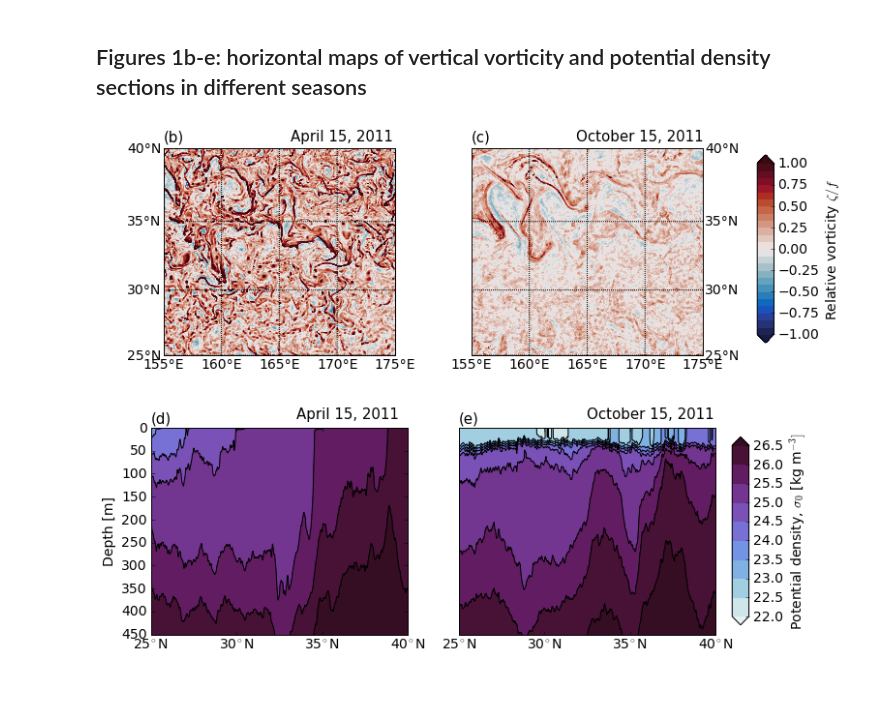
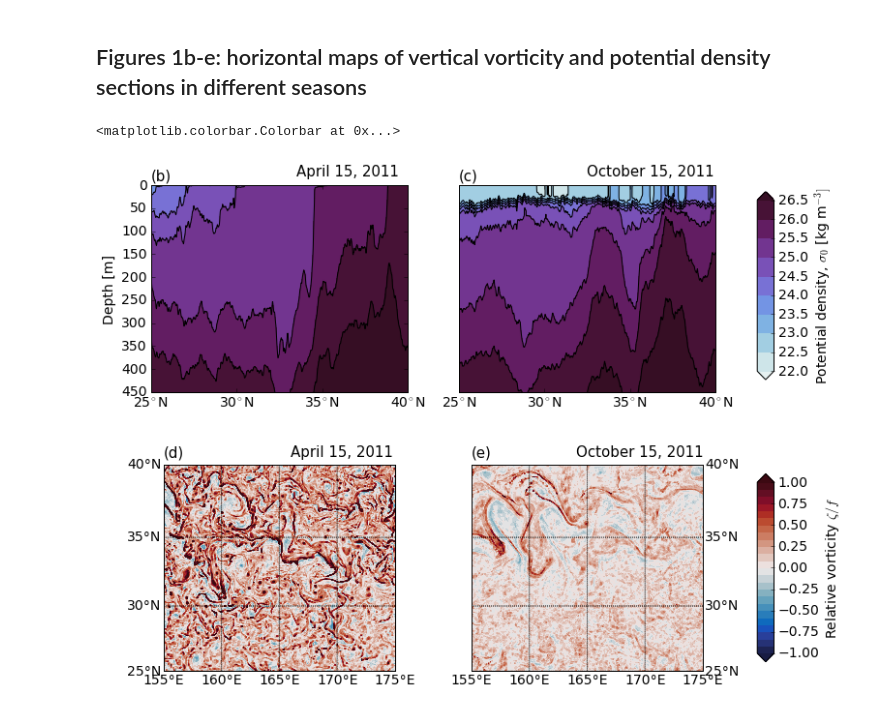
Before and after one commit to cesar-rocha/UpperOceanSeasonality, a Jupyter notebook: notebooks/Figure1.ipynb, the cells around one changed output. Cells and saved outputs as stored; diff of their text form; code cells hidden in the pictures.

Commit message:
Change order of subplots

```diff
--- a/notebooks/Figure1.ipynb
+++ b/notebooks/Figure1.ipynb
@@ -58,34 +58,33 @@ fig = plt.figure(figsize = (12,9))
 
 dec = 2 # use every other data point for vorticity map (file is huge otherwise...)
 
-plt.subplot(221)
+plt.subplot(223)
 ctv = np.linspace(-1.,1.,25)
-m2.contourf(xs[::dec,::dec],ys[::dec,::dec],snap_april['vort'][::dec,::dec],ctv,vmin=-1.,vmax=1.,extend='both',cmap=cmocean.cm.freesurface)
+m2.contourf(xs[::dec,::dec],ys[::dec,::dec],snap_april['vort'][::dec,::dec],ctv,vmin=-1.,vmax=1.,extend='both',cmap=cmocean.cm.balance)
 m2.drawcoastlines()
 m2.fillcontinents(color='0.5',lake_color=None)
 m2.drawparallels(np.arange(-90.,91.,5.),labels=[1,0,0,0],fontsize=14)
 m2.drawmeridians(np.arange(-180.,181.,5.),labels=[0,0,0,1],fontsize=14)
 xt,yt = m2(155,40.5)
-plt.text(xt,yt,'(b)',fontsize=15)
+plt.text(xt,yt,'(d)',fontsize=15)
 xt,yt = m2(166,40.5)
 plt.text(xt,yt,'April 15, 2011',fontsize=15)
 
-plt.subplot(222)
+plt.subplot(224)
 ctv = np.linspace(-1,1.,25)
 cs = m2.contourf(xs[::dec,::dec],ys[::dec,::dec],snap_october['vort'][::dec,::dec],
-                 ctv,vmin=-1.,vmax=1.,extend='both',cmap=cmocean.cm.freesurface)
+                 ctv,vmin=-1.,vmax=1.,extend='both',cmap=cmocean.cm.balance)
 m2.drawcoastlines()
 m2.fillcontinents(color='0.5',lake_color=None)
 m2.drawparallels(np.arange(-90.,91.,5.),labels=[0,1,0,0],fontsize=14)
 m2.drawmeridians(np.arange(-180.,181.,5.),labels=[0,0,0,1],fontsize=14)
 xt,yt = m2(155,40.5)
-plt.text(xt,yt,'(c)',fontsize=15)
+plt.text(xt,yt,'(e)',fontsize=15)
 xt,yt = m2(164.,40.5)
 plt.text(xt,yt,'October 15, 2011',fontsize=15)
 
-
 fig.subplots_adjust(right=0.8)
-cbar_ax = fig.add_axes([0.85, 0.59, 0.02, 0.3])
+cbar_ax = fig.add_axes([0.85, 0.14, 0.02, 0.3])
 fig.colorbar(cs, cax=cbar_ax,label=r'Relative vorticity $\zeta/f$')
 
 plt.subplots_adjust(left=None, bottom=None, right=None,
@@ -93,42 +92,43 @@ plt.subplots_adjust(left=None, bottom=None, right=None,
 
 cs = np.array([22.,22.5,23.,23.5,24.,24.5,25.,25.5,26.,26.5])
 
-plt.subplot(223)
+plt.subplot(221)
 plt.contourf(snap_april['latd'],-snap_april['z'][:],
              snap_april['dens']-1000,cs,vmin=22.,
-             vmax=26.5,cmap=cmocean.cm.density,extend='both')
+             vmax=26.5,cmap=cmocean.cm.dense,extend='both')
 plt.contour(snap_april['latd'],-snap_april['z'][:],
             snap_april['dens']-1000,cs,colors='k')
 plt.ylim(450,0)
 plt.ylabel('Depth [m]')
 #plt.title('Early Spring')
 xticks = [25,30,35,40]
 xticklabels = [r'25$\!^\circ$N',r'30$\!^\circ$N',r'35$\!^\circ$N',r'40$\!^\circ$N']
 plt.xticks(xticks,xticklabels)
 
-plt.text(25,-10,'(d)',fontsize=15)
+plt.text(25,-10,'(b)',fontsize=15)
 plt.text(33.5,-20,'April 15, 2011',fontsize=15)
 
 
-plt.subplot(224)
+plt.subplot(222)
 cps = plt.contourf(snap_october['latd'],-snap_october['z'][:],
                    snap_october['dens']-1000,cs,vmin=22.,
-                   vmax=26.5,cmap=cmocean.cm.density,extend='both')
+                   vmax=26.5,cmap=cmocean.cm.dense,extend='both')
 plt.contour(snap_october['latd'],-snap_october['z'][:],
             snap_october['dens']-1000,cs,colors='k')
 
 
 plt.ylim(450,0)
 plt.yticks([])
 plt.xticks(xticks,xticklabels)
 
-plt.text(25,-10,'(e)',fontsize=15)
+plt.text(25,-10,'(c)',fontsize=15)
 plt.text(32.5,-20,'October 15, 2011',fontsize=15)
 
 fig.subplots_adjust(right=0.8)
-cbar_ax = fig.add_axes([0.82, 0.14, 0.02, 0.3])
+cbar_ax = fig.add_axes([0.85, 0.59, 0.02, 0.3])
 fig.colorbar(cps, cax=cbar_ax,label=r'Potential density, $\sigma_0$ [kg m$^{-3}]$')
 
-plt.savefig(__dest__[1],dpi=80)
+#plt.savefig(__dest__[1],dpi=80)
 # %% [output]
+<matplotlib.colorbar.Colorbar at 0x...>
-[figure, old version]
+[figure, new version]
```
